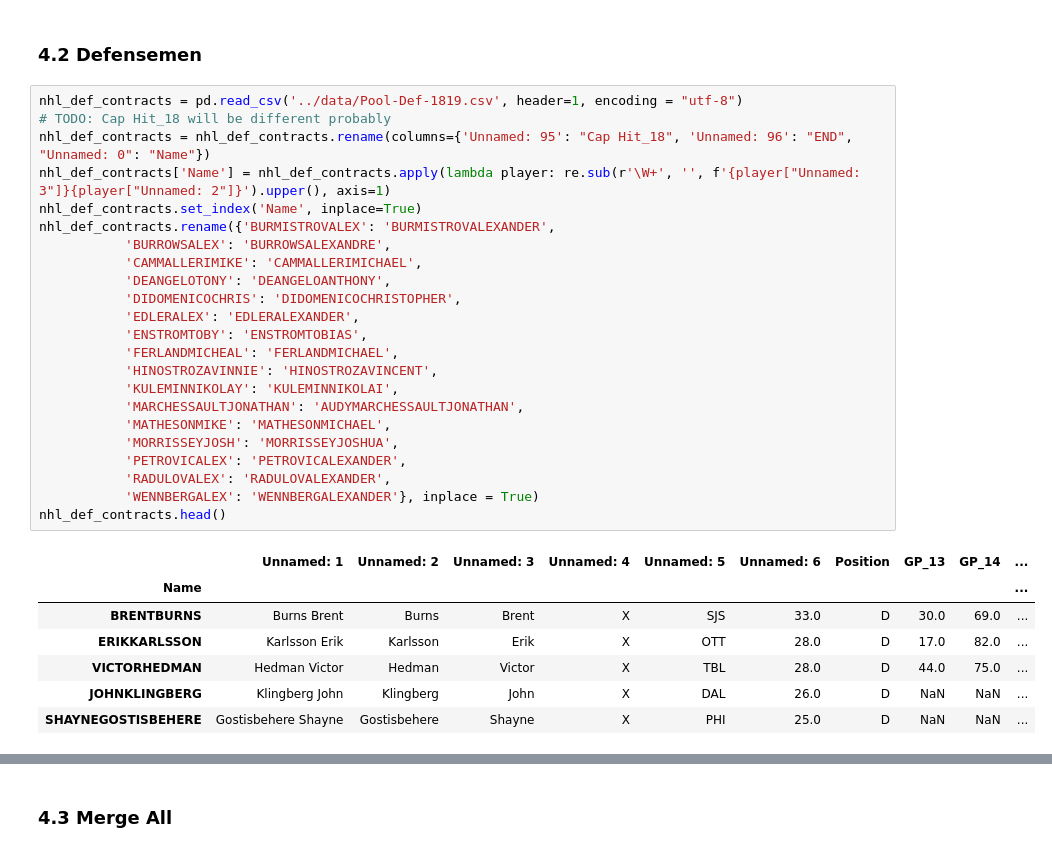
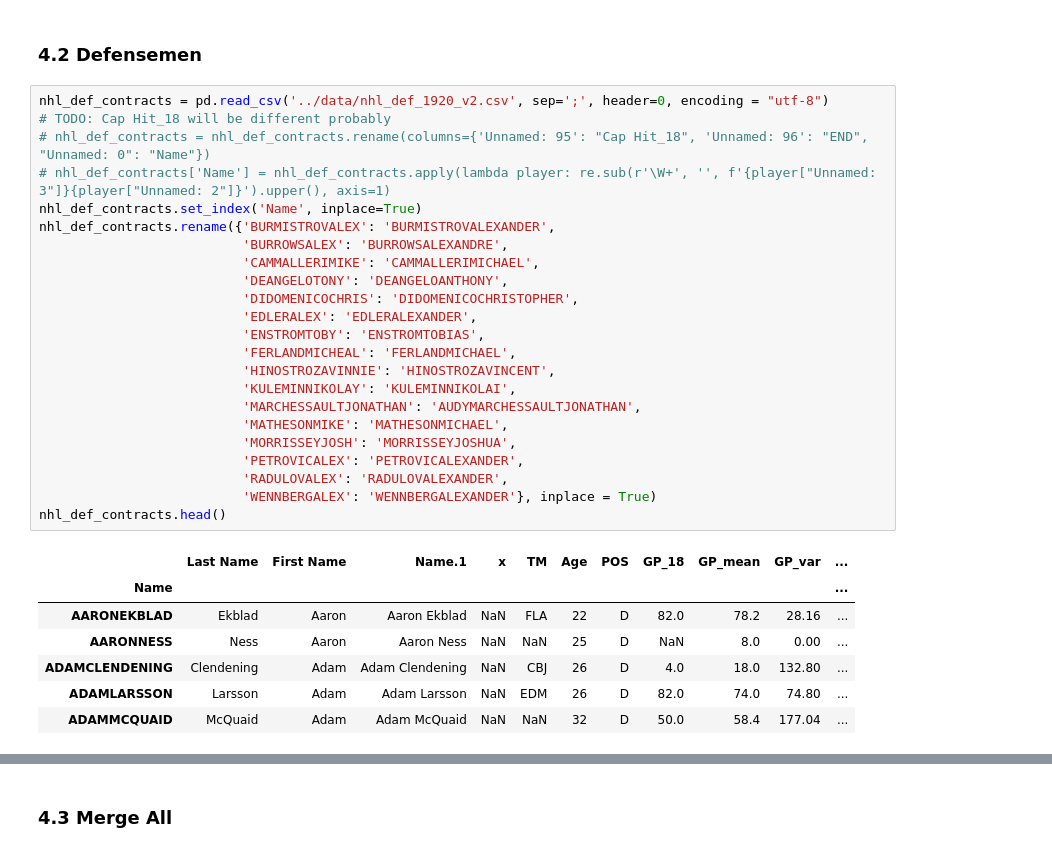
Before and after one commit to noiseux1523/NHL-Player-Projection, a Jupyter notebook: notebooks/Pool-Dataset-v2.ipynb, the cells around one changed output, grey strips where cells are left out. Cells and saved outputs as stored; diff of their text form.

Commit message:
Updated Pool Dataset nb

```diff
--- a/notebooks/Pool-Dataset-v2.ipynb
+++ b/notebooks/Pool-Dataset-v2.ipynb
@@ -434,33 +457,33 @@ nhl_att_contracts.head()
 # %% [markdown]
 ### 4.2 Defensemen
 # %%
-nhl_def_contracts = pd.read_csv('../data/Pool-Def-1819.csv', header=1, encoding = "utf-8")
+nhl_def_contracts = pd.read_csv('../data/nhl_def_1920_v2.csv', sep=';', header=0, encoding = "utf-8")
 # TODO: Cap Hit_18 will be different probably
-nhl_def_contracts = nhl_def_contracts.rename(columns={'Unnamed: 95': "Cap Hit_18", 'Unnamed: 96': "END", "Unnamed: 0": "Name"})
-nhl_def_contracts['Name'] = nhl_def_contracts.apply(lambda player: re.sub(r'\W+', '', f'{player["Unnamed: 3"]}{player["Unnamed: 2"]}').upper(), axis=1)
+# nhl_def_contracts = nhl_def_contracts.rename(columns={'Unnamed: 95': "Cap Hit_18", 'Unnamed: 96': "END", "Unnamed: 0": "Name"})
+# nhl_def_contracts['Name'] = nhl_def_contracts.apply(lambda player: re.sub(r'\W+', '', f'{player["Unnamed: 3"]}{player["Unnamed: 2"]}').upper(), axis=1)
 nhl_def_contracts.set_index('Name', inplace=True)
 nhl_def_contracts.rename({'BURMISTROVALEX': 'BURMISTROVALEXANDER',
-           'BURROWSALEX': 'BURROWSALEXANDRE',
-           'CAMMALLERIMIKE': 'CAMMALLERIMICHAEL',
-           'DEANGELOTONY': 'DEANGELOANTHONY',
-           'DIDOMENICOCHRIS': 'DIDOMENICOCHRISTOPHER',
-           'EDLERALEX': 'EDLERALEXANDER',
-           'ENSTROMTOBY': 'ENSTROMTOBIAS',
-           'FERLANDMICHEAL': 'FERLANDMICHAEL',
-           'HINOSTROZAVINNIE': 'HINOSTROZAVINCENT',
-           'KULEMINNIKOLAY': 'KULEMINNIKOLAI',
-           'MARCHESSAULTJONATHAN': 'AUDYMARCHESSAULTJONATHAN',
-           'MATHESONMIKE': 'MATHESONMICHAEL',
-           'MORRISSEYJOSH': 'MORRISSEYJOSHUA',
-           'PETROVICALEX': 'PETROVICALEXANDER',
-           'RADULOVALEX': 'RADULOVALEXANDER',
-           'WENNBERGALEX': 'WENNBERGALEXANDER'}, inplace = True)
+                          'BURROWSALEX': 'BURROWSALEXANDRE',
+                          'CAMMALLERIMIKE': 'CAMMALLERIMICHAEL',
+                          'DEANGELOTONY': 'DEANGELOANTHONY',
+                          'DIDOMENICOCHRIS': 'DIDOMENICOCHRISTOPHER',
+                          'EDLERALEX': 'EDLERALEXANDER',
+                          'ENSTROMTOBY': 'ENSTROMTOBIAS',
+                          'FERLANDMICHEAL': 'FERLANDMICHAEL',
+                          'HINOSTROZAVINNIE': 'HINOSTROZAVINCENT',
+                          'KULEMINNIKOLAY': 'KULEMINNIKOLAI',
+                          'MARCHESSAULTJONATHAN': 'AUDYMARCHESSAULTJONATHAN',
+                          'MATHESONMIKE': 'MATHESONMICHAEL',
+                          'MORRISSEYJOSH': 'MORRISSEYJOSHUA',
+                          'PETROVICALEX': 'PETROVICALEXANDER',
+                          'RADULOVALEX': 'RADULOVALEXANDER',
+                          'WENNBERGALEX': 'WENNBERGALEXANDER'}, inplace = True)
 nhl_def_contracts.head()
 # %% [output]
-|  | Unnamed: 1 | Unnamed: 2 | Unnamed: 3 | Unnamed: 4 | Unnamed: 5 | Unnamed: 6 | Position | GP_13 | GP_14 | ... |
-| Name |  |  |  |  |  |  |  |  |  | ... |
-| BRENTBURNS | Burns Brent | Burns | Brent | X | SJS | 33.0 | D | 30.0 | 69.0 | ... |
-| ERIKKARLSSON | Karlsson Erik | Karlsson | Erik | X | OTT | 28.0 | D | 17.0 | 82.0 | ... |
-| VICTORHEDMAN | Hedman Victor | Hedman | Victor | X | TBL | 28.0 | D | 44.0 | 75.0 | ... |
-| JOHNKLINGBERG | Klingberg John | Klingberg | John | X | DAL | 26.0 | D | NaN | NaN | ... |
-| SHAYNEGOSTISBEHERE | Gostisbehere Shayne | Gostisbehere | Shayne | X | PHI | 25.0 | D | NaN | NaN | ... |
+|  | Last Name | First Name | Name.1 | x | TM | Age | POS | GP_18 | GP_mean | GP_var | ... |
+| Name |  |  |  |  |  |  |  |  |  |  | ... |
+| AARONEKBLAD | Ekblad | Aaron | Aaron Ekblad | NaN | FLA | 22 | D | 82.0 | 78.2 | 28.16 | ... |
+| AARONNESS | Ness | Aaron | Aaron Ness | NaN | NaN | 25 | D | NaN | 8.0 | 0.00 | ... |
+| ADAMCLENDENING | Clendening | Adam | Adam Clendening | NaN | CBJ | 26 | D | 4.0 | 18.0 | 132.80 | ... |
+| ADAMLARSSON | Larsson | Adam | Adam Larsson | NaN | EDM | 26 | D | 82.0 | 74.0 | 74.80 | ... |
+| ADAMMCQUAID | McQuaid | Adam | Adam McQuaid | NaN | NaN | 32 | D | 50.0 | 58.4 | 177.04 | ... |
```
Also changed, not shown: parts of 12 cells of this notebook.
